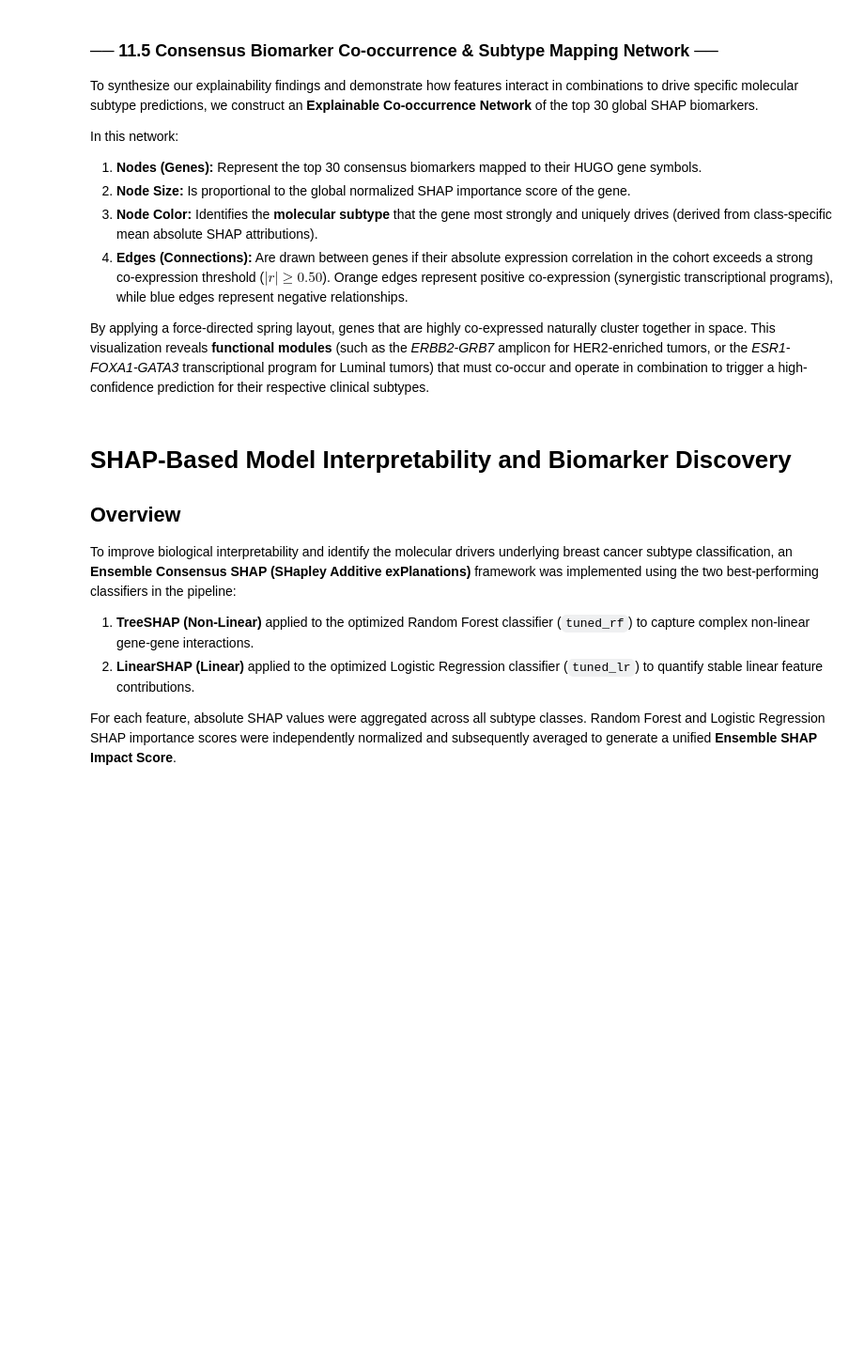
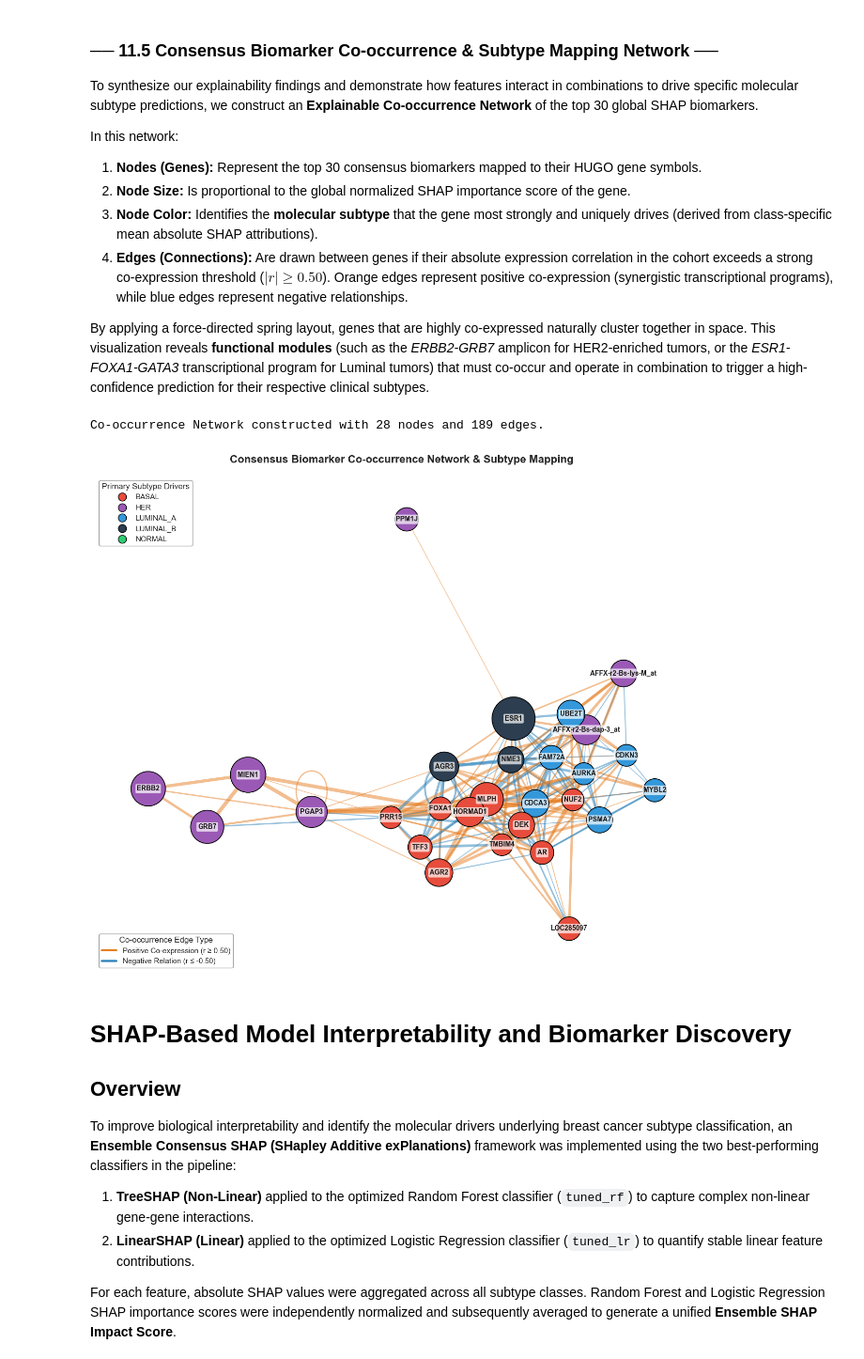
Before and after one commit to shubhamkjha369/OncoResolve-Breast-Cancer-Transcriptomics, a Jupyter notebook: Breast-Cancer-Transcriptomics-ML-Pipeline/notebooks/Breast_cancer_subtype_Transcriptomics_Pipeline.ipynb, the cells around one changed output. Shown at 94% size. Cells and saved outputs as stored; diff of their text form; code cells hidden in the pictures; blank space fills up the shorter version.

```diff
--- a/Breast-Cancer-Transcriptomics-ML-Pipeline/notebooks/Breast_cancer_subtype_Transcriptomics_Pipeline.ipynb
+++ b/Breast-Cancer-Transcriptomics-ML-Pipeline/notebooks/Breast_cancer_subtype_Transcriptomics_Pipeline.ipynb
@@ -2511,8 +2499,8 @@ In this network:
 By applying a force-directed spring layout, genes that are highly co-expressed naturally cluster together in space. This visualization reveals **functional modules** (such as the *ERBB2-GRB7* amplicon for HER2-enriched tumors, or the *ESR1-FOXA1-GATA3* transcriptional program for Luminal tumors) that must co-occur and operate in combination to trigger a high-confidence prediction for their respective clinical subtypes.
 # %%
 # ── 11.5 Consensus Biomarker Co-occurrence & Subtype Mapping Network ──
-# Build and visualize a co-occurrence network showing how top biomarkers are co-expressed
-# and how they combine to drive specific molecular subtype predictions.
+""" Build and visualize a co-occurrence network showing how top biomarkers are co-expressed
+    and how they combine to drive specific molecular subtype predictions. """
 
 import networkx as nx
 
@@ -2609,33 +2597,36 @@ nx.draw_networkx_labels(
 # Create and display dual legends (Subtype node colors and Edge types)
 ax = plt.gca()
 
 legend_elements = [
     plt.Line2D([0], [0], marker='o', color='w', label=name.upper(),
                markerfacecolor=color, markersize=12, markeredgecolor='black')
     for name, color in subtype_colors.items()
 ]
 leg1 = ax.legend(handles=legend_elements, title="Primary Subtype Drivers", loc="upper left", frameon=True, facecolor='white', edgecolor='gray')
 ax.add_artist(leg1)  # add leg1 to axes so it is not overwritten
 
 edge_legend_elements = [
     plt.Line2D([0], [0], color='#E67E22', lw=3, label='Positive Co-expression (r ≥ 0.50)'),
     plt.Line2D([0], [0], color='#2980B9', lw=3, label='Negative Relation (r ≤ -0.50)')
 ]
 leg2 = ax.legend(handles=edge_legend_elements, title="Co-occurrence Edge Type", loc="lower left", frameon=True, facecolor='white', edgecolor='gray')
 
 plt.title("Consensus Biomarker Co-occurrence Network & Subtype Mapping", fontsize=16, fontweight='bold', pad=20)
 plt.axis('off')
 plt.tight_layout()
 
 # Save the network plot as an artifact
 plt.savefig(
     ARTIFACT_DIR / "subtype_cooccurrence_network.png",
     dpi=300,
     bbox_inches="tight"
 )
 
 plt.show()
 plt.close()
+# %% [output]
+Co-occurrence Network constructed with 28 nodes and 189 edges.
+[figure, added]
 # %%
 # Save importance parquet with both models and ensemble scores
 shap_df = pd.DataFrame({
```
Also changed, not shown: parts of 27 cells of this notebook, 20 other files.
